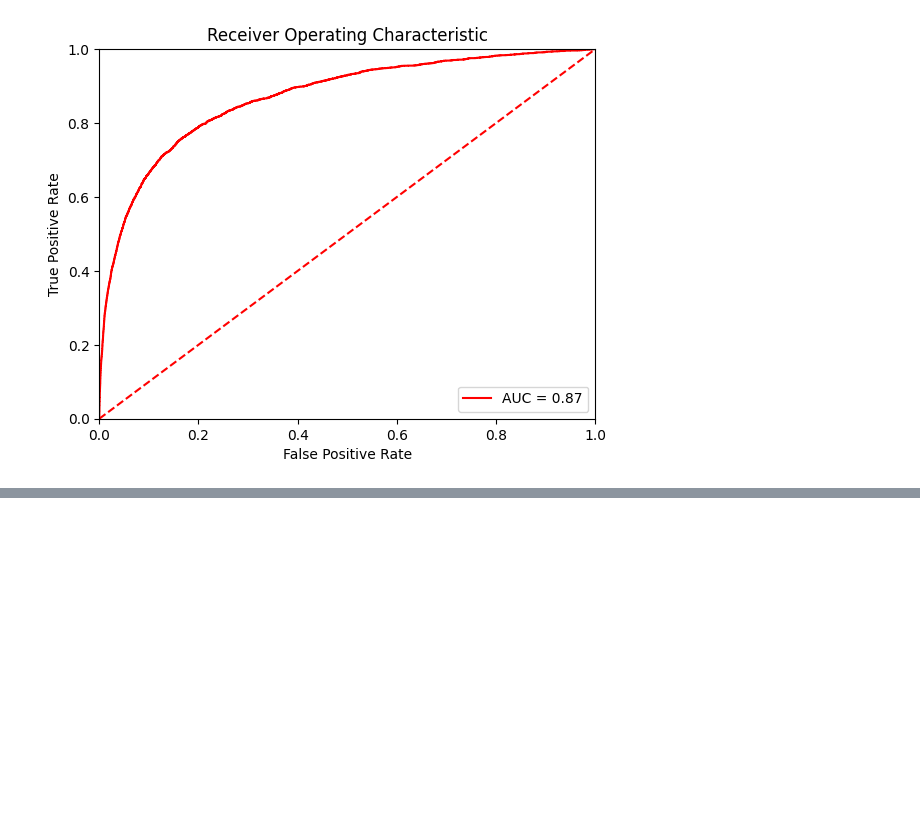
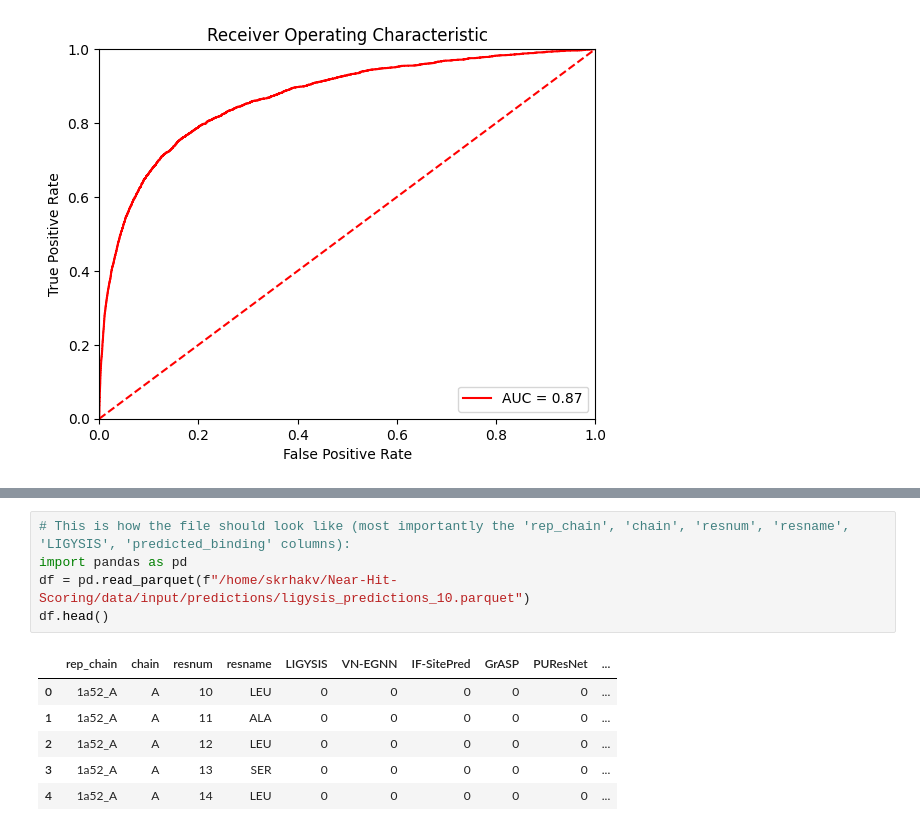
Before and after one commit to skrhakv/cryptic-finetuning, a Jupyter notebook: src/models/baseline-nn.ipynb, the cells around one changed output, grey strips where cells are left out. Cells and saved outputs as stored; diff of their text form; blank space fills up the shorter version.

```diff
--- a/src/models/baseline-nn.ipynb
+++ b/src/models/baseline-nn.ipynb
@@ -880,0 +891,12 @@ Epoch: 9 | Loss: 0.58367, Accuracy: 94.72% | Test loss: 0.94008, AUC: 0.8695, MC
+# %%
+# This is how the file should look like (most importantly the 'rep_chain', 'chain', 'resnum', 'resname', 'LIGYSIS', 'predicted_binding' columns):
+import pandas as pd
+df = pd.read_parquet(f"/home/skrhakv/Near-Hit-Scoring/data/input/predictions/ligysis_predictions_10.parquet")
+df.head()
+# %% [output]
+|  | rep_chain | chain | resnum | resname | LIGYSIS | VN-EGNN | IF-SitePred | GrASP | PUResNet | ... |
+| 0 | 1a52_A | A | 10 | LEU | 0 | 0 | 0 | 0 | 0 | ... |
+| 1 | 1a52_A | A | 11 | ALA | 0 | 0 | 0 | 0 | 0 | ... |
+| 2 | 1a52_A | A | 12 | LEU | 0 | 0 | 0 | 0 | 0 | ... |
+| 3 | 1a52_A | A | 13 | SER | 0 | 0 | 0 | 0 | 0 | ... |
+| 4 | 1a52_A | A | 14 | LEU | 0 | 0 | 0 | 0 | 0 | ... |
```
Also changed, not shown: parts of 6 cells of this notebook.
